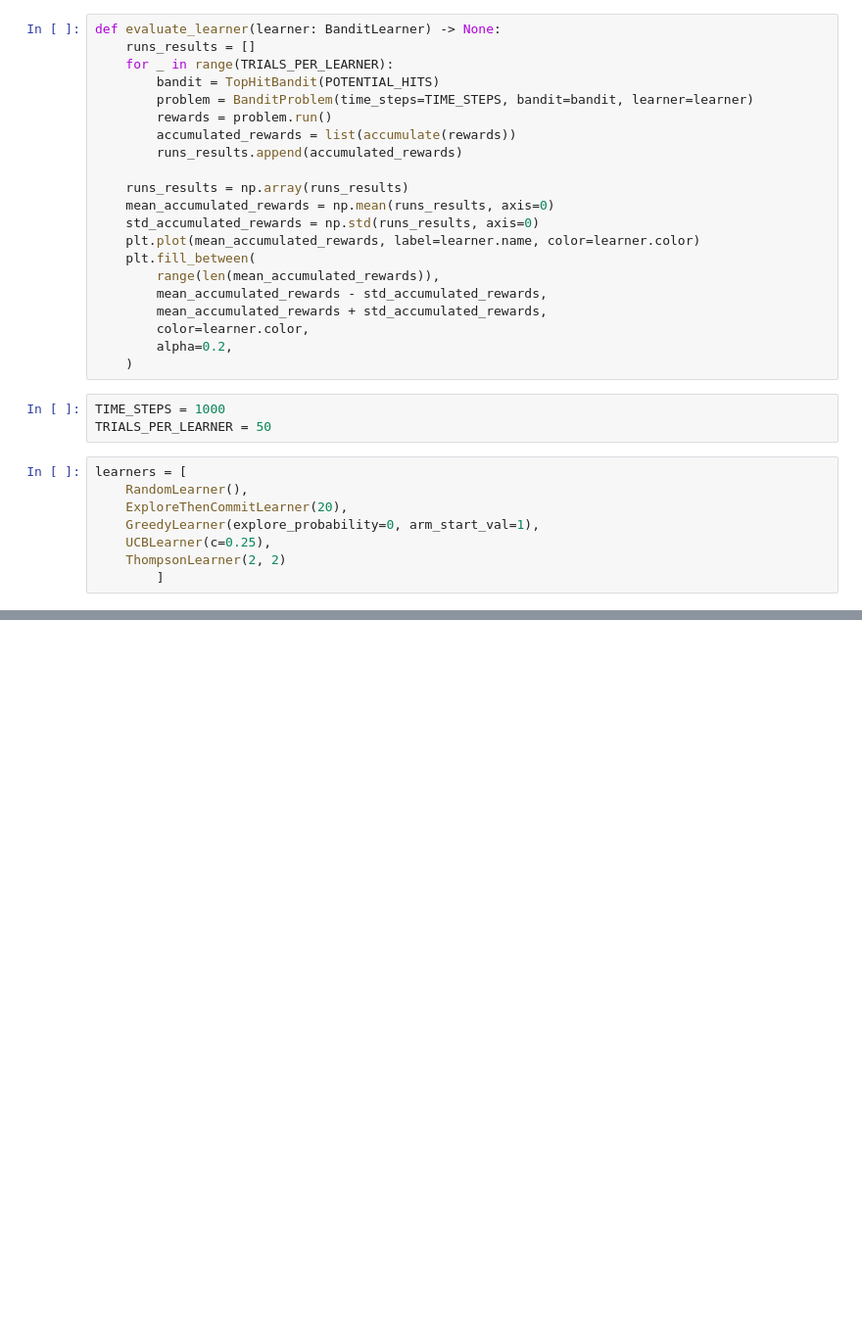
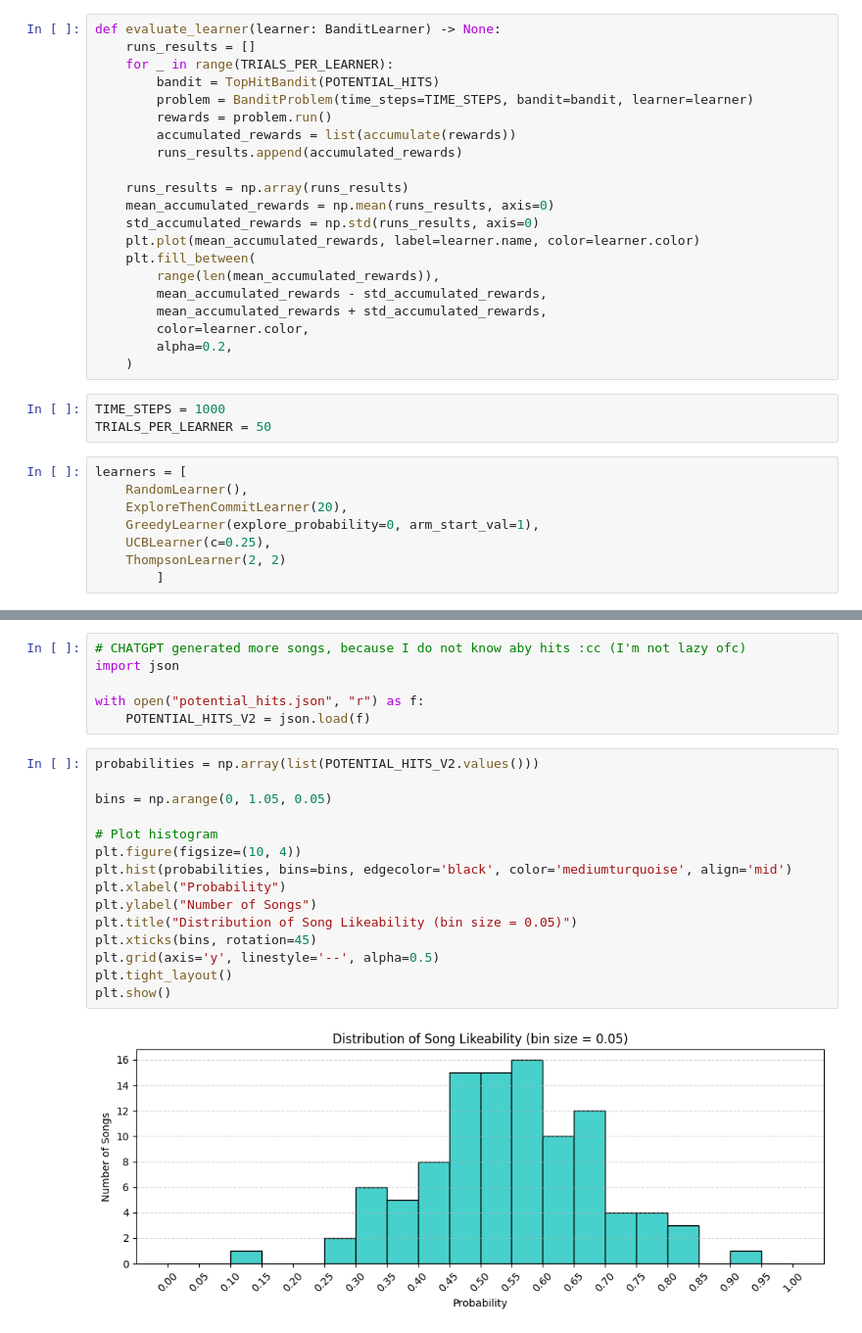
Before and after one commit to Spontaniczny/Reinforcement-Learning, a Jupyter notebook: lab1/bandits.ipynb, the cells around one changed output, grey strips where cells are left out. Shown at 98% size. Cells and saved outputs as stored; diff of their text form; blank space fills up the shorter version.

```diff
--- a/lab1/bandits.ipynb
+++ b/lab1/bandits.ipynb
@@ -392,0 +291,23 @@ POTENTIAL_HITS_V2 = {
+# %%
+# CHATGPT generated more songs, because I do not know aby hits :cc (I'm not lazy ofc)
+import json
+
+with open("potential_hits.json", "r") as f:
+    POTENTIAL_HITS_V2 = json.load(f)
+# %%
+probabilities = np.array(list(POTENTIAL_HITS_V2.values()))
+
+bins = np.arange(0, 1.05, 0.05)
+
+# Plot histogram
+plt.figure(figsize=(10, 4))
+plt.hist(probabilities, bins=bins, edgecolor='black', color='mediumturquoise', align='mid')
+plt.xlabel("Probability")
+plt.ylabel("Number of Songs")
+plt.title("Distribution of Song Likeability (bin size = 0.05)")
+plt.xticks(bins, rotation=45)
+plt.grid(axis='y', linestyle='--', alpha=0.5)
+plt.tight_layout()
+plt.show()
+# %% [output]
+[figure, added]
```
Also changed, not shown: parts of 16 cells of this notebook, 1 other file.
